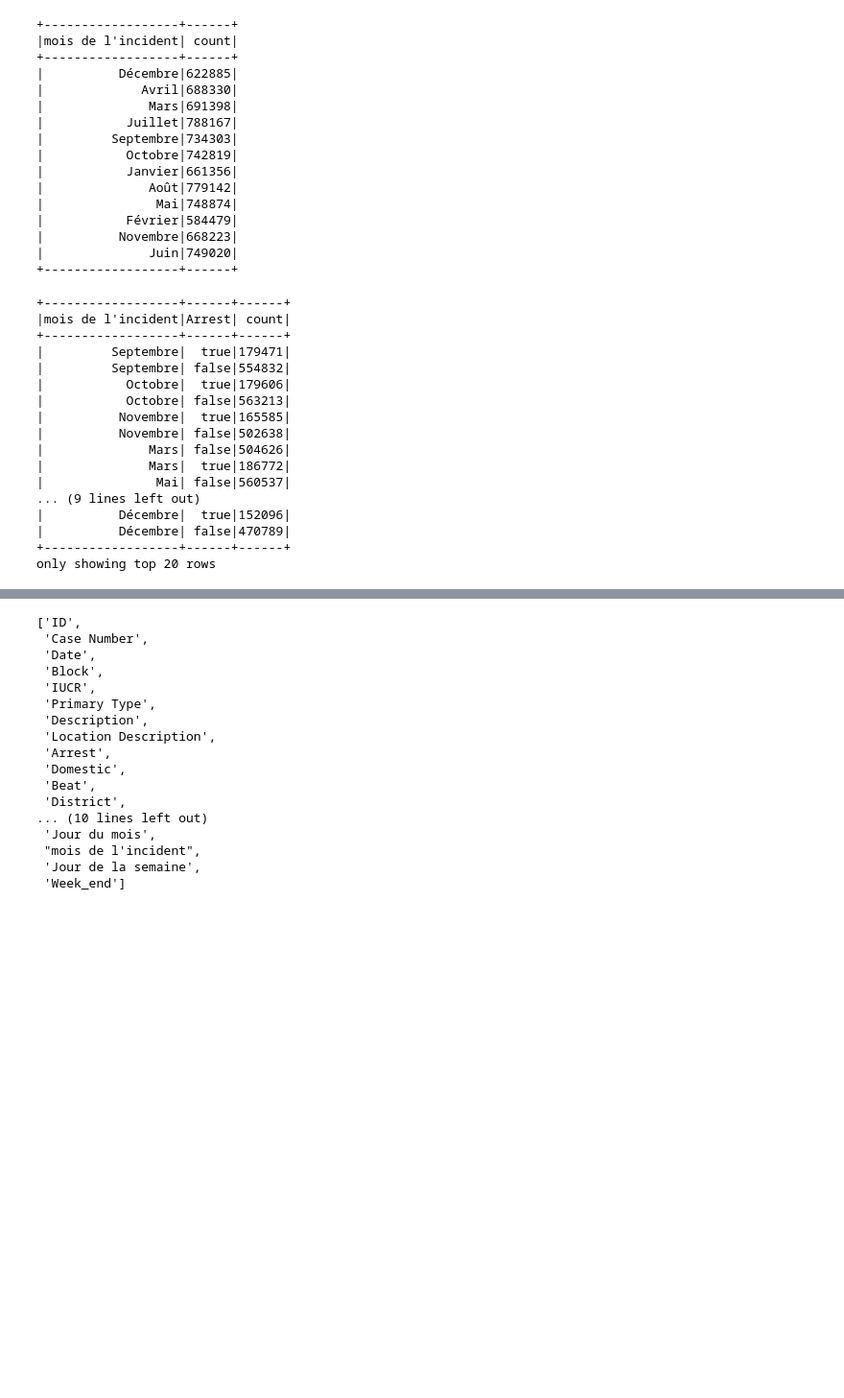
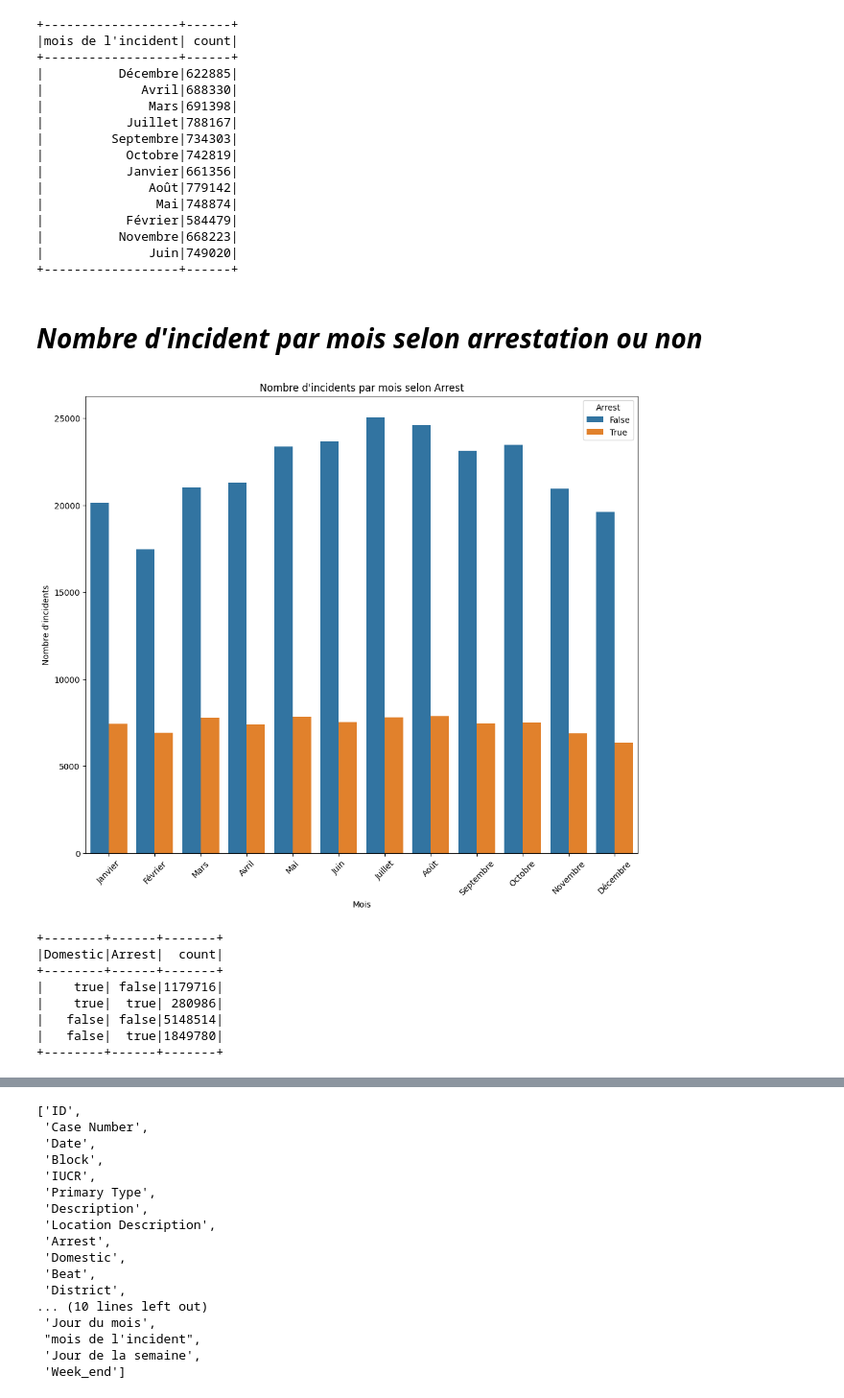
Before and after one commit to bigirimanainnocent12/Spark, a Jupyter notebook: PYSPARK.ipynb, the cells around one changed output, grey strips where cells are left out. Shown at 96% size. Cells and saved outputs as stored; diff of their text form; code cells hidden in the pictures; blank space fills up the shorter version.

```diff
--- a/PYSPARK.ipynb
+++ b/PYSPARK.ipynb
@@ -290,3 +316,34 @@ df.groupBy("mois de l'incident").count().show()
 |          Novembre|668223|
 |              Juin|749020|
 +------------------+------+
+# %% [markdown]
+# ***Nombre d'incident par mois selon arrestation ou non***
+# %%
+import seaborn as sns
+import matplotlib.pyplot as plt
+import pandas as pd
+
+mois = (df.groupBy(["mois de l'incident","Arrest"])
+          .count()
+          .orderBy("mois de l'incident", ascending=True)
+          ).toPandas()
+mois["count"]=mois["count"]/24
+
+ordre_mois = ["Janvier","Février","Mars","Avril","Mai","Juin",
+              "Juillet","Août","Septembre","Octobre","Novembre","Décembre"]
+
+mois["mois de l'incident"] = pd.Categorical(
+    mois["mois de l'incident"],
+    categories=ordre_mois,
+    ordered=True
+)
+
+plt.figure(figsize=(12,10))
+sns.barplot(x="mois de l'incident", y="count", hue="Arrest", data=mois)
+plt.xlabel("Mois")
+plt.ylabel("Nombre d'incidents")
+plt.title("Nombre d'incidents par mois selon Arrest")
+plt.xticks(rotation=45)
+plt.show()
+# %% [output]
+[figure, added]
@@ -293,20 +362,11 @@ df.groupBy("mois de l'incident").count().show()
 # %%
-df.groupBy(["mois de l'incident","Arrest"]).count().orderBy("mois de l'incident",ascending=False).show()
+df.groupBy(["Domestic","Arrest"]).count().show()
 # %% [output]
-+------------------+------+------+
-|mois de l'incident|Arrest| count|
-+------------------+------+------+
-|         Septembre|  true|179471|
-|         Septembre| false|554832|
-|           Octobre|  true|179606|
-|           Octobre| false|563213|
-|          Novembre|  true|165585|
-|          Novembre| false|502638|
-|              Mars| false|504626|
-|              Mars|  true|186772|
-|               Mai| false|560537|
-... (9 lines left out)
-|          Décembre|  true|152096|
-|          Décembre| false|470789|
-+------------------+------+------+
-only showing top 20 rows
++--------+------+-------+
+|Domestic|Arrest|  count|
++--------+------+-------+
+|    true| false|1179716|
+|    true|  true| 280986|
+|   false| false|5148514|
+|   false|  true|1849780|
++--------+------+-------+
```
Also changed, not shown: parts of 10 cells of this notebook.
